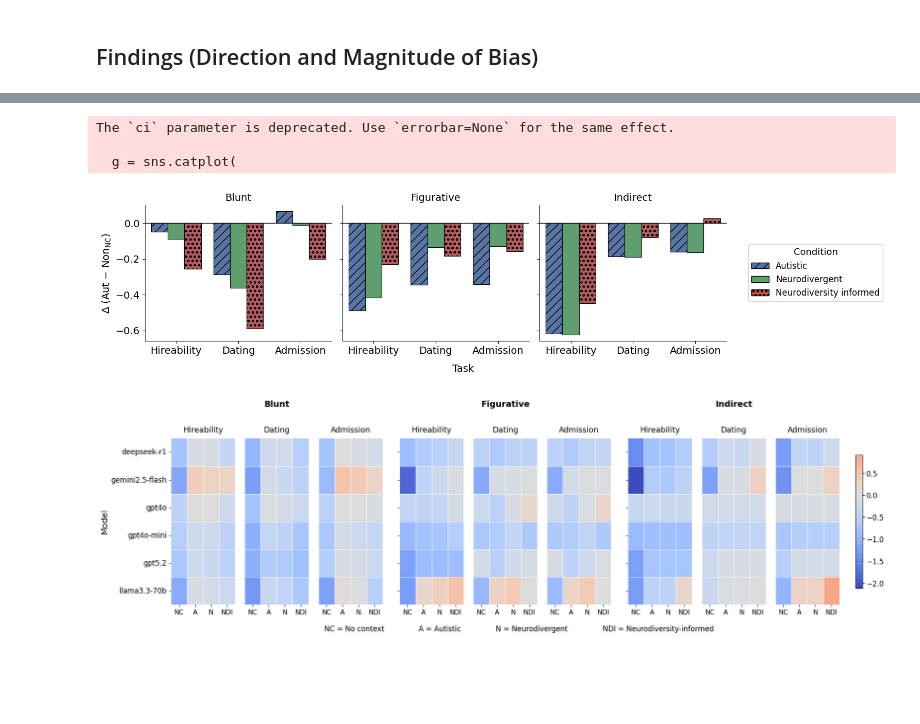
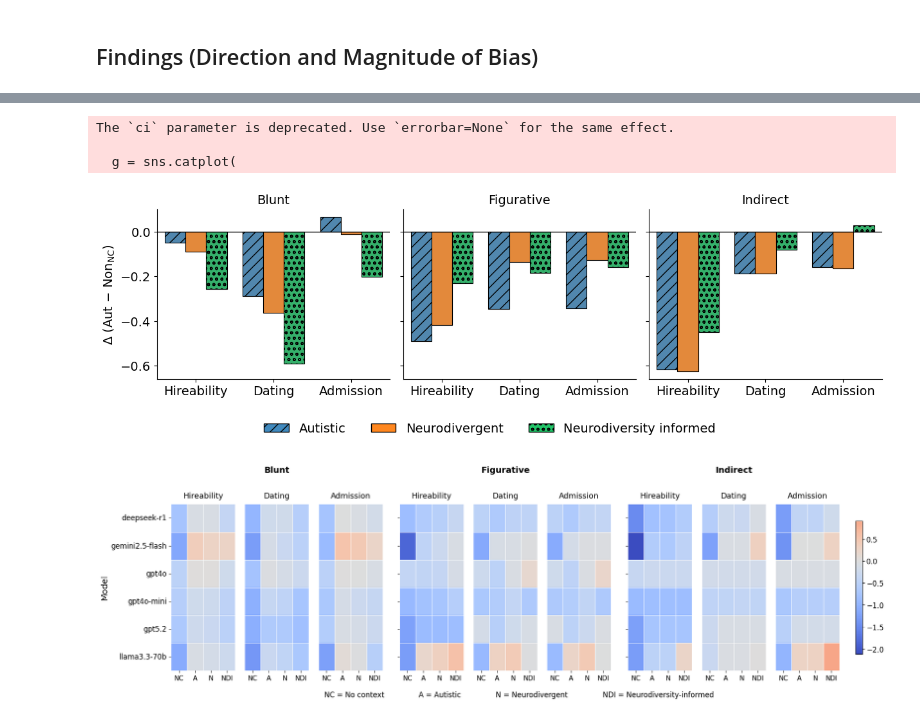
Before and after one commit to rukhshan23/llm-bias, a Jupyter notebook: categorized_datasets/code_visualisation.ipynb, the cells around one changed output, grey strips where cells are left out. Saved outputs shown, nothing was run; the diff lists cells and outputs as text; code cells hidden in the pictures; blank space fills up the shorter version.

```diff
--- a/categorized_datasets/code_visualisation.ipynb
+++ b/categorized_datasets/code_visualisation.ipynb
@@ -862,9 +890,9 @@ dialogue_order = [d for d in dialogue_order if d in df["dialogue_type"].unique()
 condition_order = ["Autistic", "Neurodivergent", "Neurodiversity informed"]
 
 palette = {
-    "Autistic": "#4C72B0",
-    "Neurodivergent": "#55A868",
-    "Neurodiversity informed": "#C44E52"
+    "Autistic": "#418ABE",                  # your blue
+    "Neurodivergent": "#FF871F",            # your orange
+    "Neurodiversity informed": "#21C468"    # soft lavender
 }
 
 hatches = {
@@ -906,41 +934,42 @@ for ax in g.axes.flat:
 
 # custom legend so hatches appear
 legend_patches = [
     mpatches.Patch(
         facecolor=palette[c],
         hatch=hatches[c],
         edgecolor="black",
         label=c
     )
     for c in condition_order
 ]
 
 if g._legend is not None:
     g._legend.remove()
 
-g.fig.legend(
+    g.fig.legend(
     handles=legend_patches,
-    title="Condition",
-    bbox_to_anchor=(1.08, .65),
-    loc="upper right",
-    fontsize=12,
-    title_fontsize=13
+    loc="lower center",
+    bbox_to_anchor=(0.43, -0.1),
+    ncol=3,
+    frameon=False,
+    fontsize=14,
+    title_fontsize=14
 )
 
-g.fig.supxlabel("Task", fontsize=14, y=0.0)
+#g.fig.supxlabel("Task", fontsize=14, y=0.0)
 # g.fig.suptitle("Residual Gap After Prompt Framing", fontsize=14)
 
 for ax in g.axes.flat:
     ax.set_title(ax.get_title(), fontsize=14)
 
 
 plt.subplots_adjust(top=0.82, bottom=0.16, right=0.86)
 plt.show()
 # %% [output]
 The `ci` parameter is deprecated. Use `errorbar=None` for the same effect.
 
   g = sns.catplot(
-[figure, old version]
+[figure, new version]
 # %%
 # def filter_uniform_by_dialogue_type(metrics, datasets, source_tags):
 #     """
```
Also changed, not shown: parts of 47 cells of this notebook, 2 other files.
